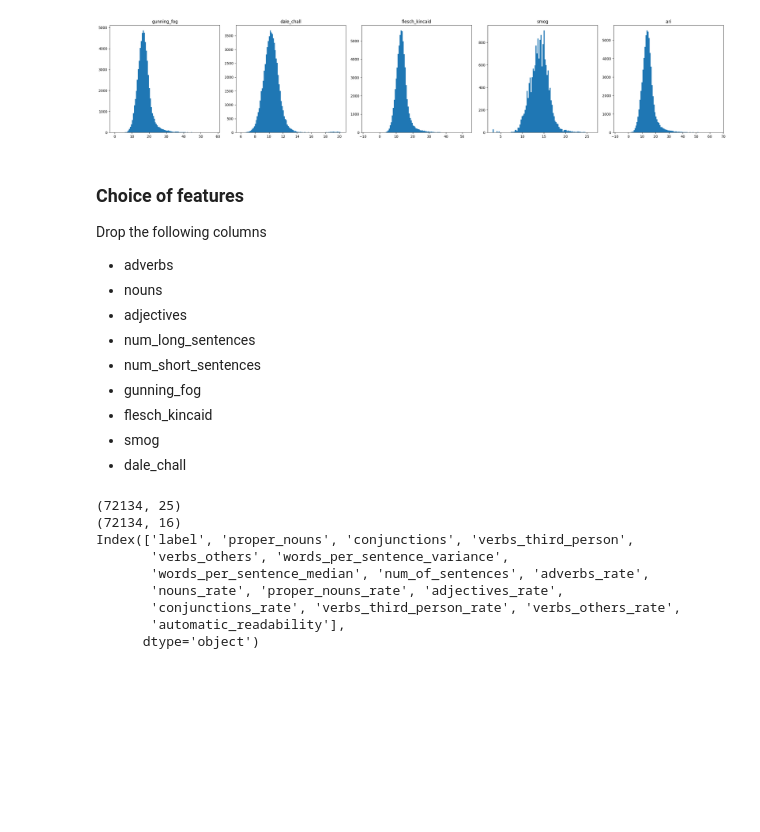
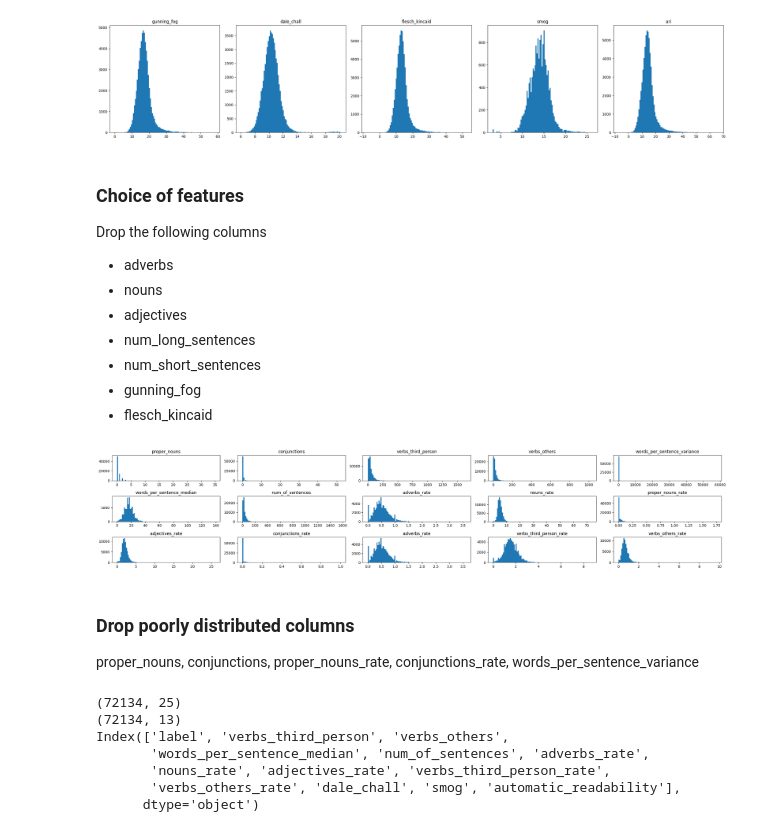
Before and after one commit to johnlim2019/ai-proj, a Jupyter notebook: process_data_readability.ipynb, the cells around one changed output. Cells and saved outputs as stored; diff of their text form; code cells hidden in the pictures; blank space fills up the shorter version.

```diff
--- a/process_data_readability.ipynb
+++ b/process_data_readability.ipynb
@@ -321,11 +321,70 @@ Drop the following columns
 * num_short_sentences
 * gunning_fog
 * flesch_kincaid
-* smog
-* dale_chall
+# %%
+# check the distribution of the different variables
+
+fig, axs = plt.subplots(3,5, figsize=(25, 5))
+
+axs[0,0].hist(df_features["proper_nouns"], bins=100)
+axs[0,0].set_title("proper_nouns")
+axs[0,1].hist(df_features["conjunctions"], bins=100)
+axs[0,1].set_title("conjunctions")
+axs[0,2].hist(df_features["verbs_third_person"], bins=100)
+axs[0,2].set_title("verbs_third_person")
+axs[0,3].hist(df_features["verbs_others"], bins=100)
+axs[0,3].set_title("verbs_others")
+axs[0,4].hist(df_features["words_per_sentence_variance"], bins=100)
+axs[0,4].set_title("words_per_sentence_variance")
+axs[1,0].hist(df_features["words_per_sentence_median"], bins=100)
+axs[1,0].set_title("words_per_sentence_median")
+axs[1,1].hist(df_features["num_of_sentences"], bins=100)
+axs[1,1].set_title("num_of_sentences")
+axs[1,2].hist(df_features["adverbs_rate"], bins=100)
+axs[1,2].set_title("adverbs_rate")
+axs[1,3].hist(df_features["nouns_rate"], bins=100)
+axs[1,3].set_title("nouns_rate")
+axs[1,4].hist(df_features["proper_nouns_rate"], bins=100)
+axs[1,4].set_title("proper_nouns_rate")
+axs[2,0].hist(df_features["adjectives_rate"], bins=100)
+axs[2,0].set_title("adjectives_rate")
+axs[2,1].hist(df_features["conjunctions_rate"], bins=100)
+axs[2,1].set_title("conjunctions_rate")
+axs[2,2].hist(df_features["adverbs_rate"], bins=100)
+axs[2,2].set_title("adverbs_rate")
+axs[2,3].hist(df_features["verbs_third_person_rate"], bins=100)
+axs[2,3].set_title("verbs_third_person_rate")
+axs[2,4].hist(df_features["verbs_others_rate"], bins=100)
+axs[2,4].set_title("verbs_others_rate")
+
+# Adjusting the layout to ensure that the subplots do not overlap
+plt.tight_layout()
+
+# Displaying the figure with all subplots
+plt.show()
+# %% [output]
+[figure, added]
+# %% [markdown]
+### Drop poorly distributed columns
+proper_nouns, conjunctions, proper_nouns_rate, conjunctions_rate, words_per_sentence_variance
 # %%
 print(df_features.shape)
-df_pos_clean = df_features.drop(columns=["nouns","adjectives","adverbs","num_long_sentences","num_short_sentences","gunning_fog","flesch_kincaid","dale_chall","smog"])
+df_pos_clean = df_features.drop(
+    columns=[
+        "nouns",
+        "adjectives",
+        "adverbs",
+        "num_long_sentences",
+        "num_short_sentences",
+        "gunning_fog",
+        "flesch_kincaid",
+        "proper_nouns",
+        "conjunctions",
+        "proper_nouns_rate",
+        "conjunctions_rate",
+        "words_per_sentence_variance"
+    ]
+)
 print(df_pos_clean.shape)
 print(df_pos_clean.columns)
 
@@ -333,11 +392,9 @@ df_pos_clean.to_pickle("./data/content_features_cv.pkl")
 df_pos_clean.to_csv("./data/content_features_cv.csv")
 # %% [output]
 (72134, 25)
-(72134, 16)
-Index(['label', 'proper_nouns', 'conjunctions', 'verbs_third_person',
-       'verbs_others', 'words_per_sentence_variance',
+(72134, 13)
+Index(['label', 'verbs_third_person', 'verbs_others',
        'words_per_sentence_median', 'num_of_sentences', 'adverbs_rate',
-       'nouns_rate', 'proper_nouns_rate', 'adjectives_rate',
-       'conjunctions_rate', 'verbs_third_person_rate', 'verbs_others_rate',
-       'automatic_readability'],
+       'nouns_rate', 'adjectives_rate', 'verbs_third_person_rate',
+       'verbs_others_rate', 'dale_chall', 'smog', 'automatic_readability'],
       dtype='object')
```
Also changed, not shown: 2 other files.
